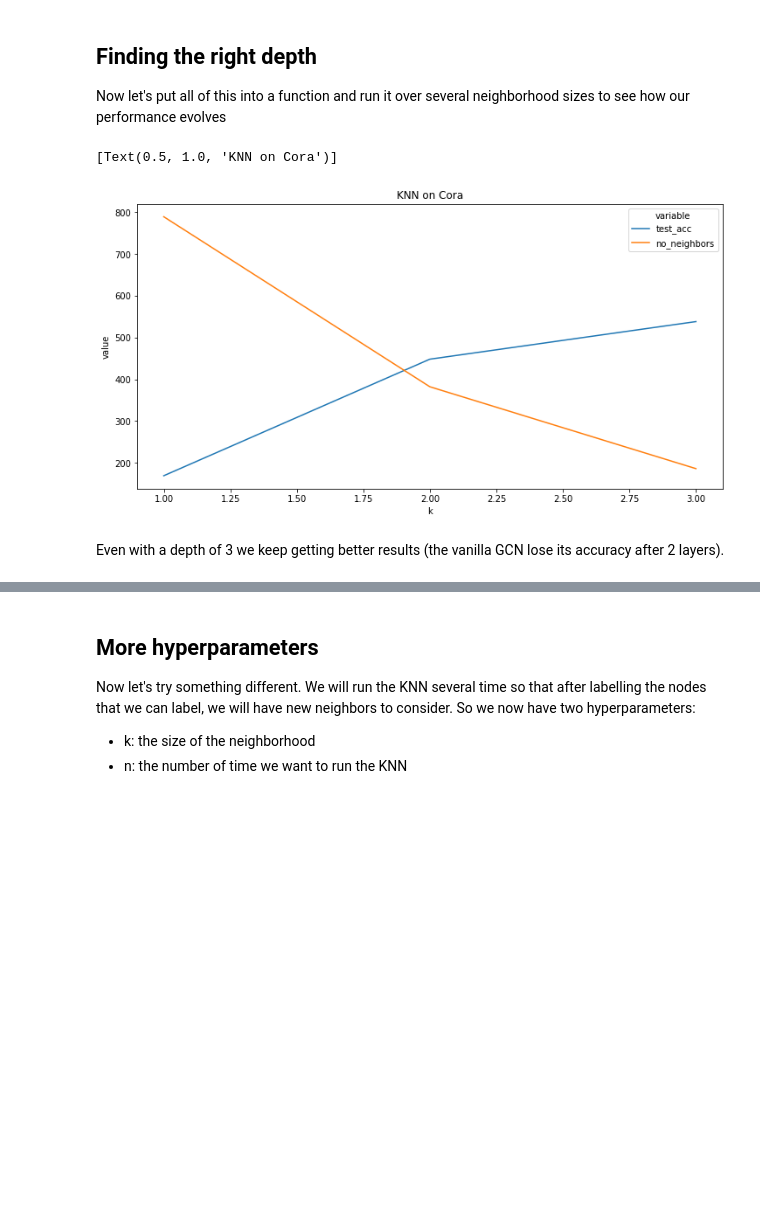
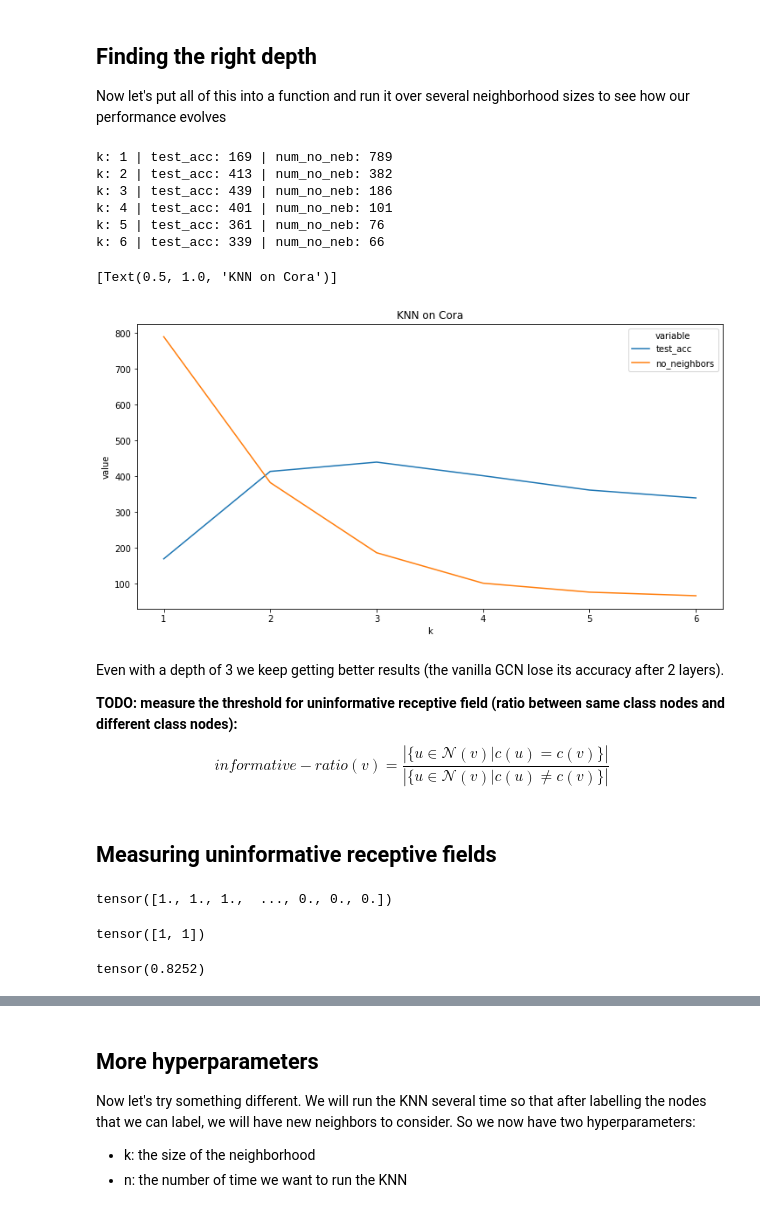
Before and after one commit to achrafash/gnn-receptive-fields, a Jupyter notebook: 00_knn_cora.ipynb, the cells around one changed output, grey strips where cells are left out. Cells and saved outputs as stored; diff of their text form; code cells hidden in the pictures; blank space fills up the shorter version.

Commit message:
:sparkles: measure uninformative receptive fields and refactor calculation to get k-hop neighborhoods

```diff
--- a/00_knn_cora.ipynb
+++ b/00_knn_cora.ipynb
@@ -98,27 +102,31 @@ Ok now this an entirely different score. Most of our testing nodes are actually
 
 Let's try to increase the neighborhood by one:
 # %%
-def get_k_hop_neighborhood(k:int, i: int, adj: torch.tensor) -> list:
+def get_k_hop_neighborhood(k:int, adj: torch.tensor) -> list:
     """Returns the list of nodes in the k-hop neighborhood (recursively)
 
     Args:
         - k (int): size of the neighborhood
         - i (int): index of the target node
-        - adj (torch.tensor): dense adjacency matrix
+        - adj [num_nodes, num_nodes]: dense adjacency matrix
     """
-    if k == 0: return []
 
-    neighbors = []
-    for j in range(adj.size(0)):
-        if adj[i, j] != 0:
-            neighbors.append(j)
-            neighbors += get_k_hop_neighborhood(k-1, j, adj)
+    k_hop_neb = [adj.clone()]
+    pow_A = adj.clone()
 
-    return list(dict.fromkeys(neighbors))
+    for l in range(k-1):
+        pow_A = torch.mm(adj, pow_A)
+        k_neb = torch.where(
+            torch.where(pow_A > 0, 1, 0) - sum(k_hop_neb) > 0,
+            1,
+            0
+        )
+        k_hop_neb.append(k_neb)
+
+    return k_hop_neb
 # %%
 K = 2
 test_acc = 0
-num_test_nodes = 0
 num_no_neighbors = 0
 
 for i in range(G.num_nodes):
@@ -152,47 +160,76 @@ def run(k: int):
     test_acc = 0
     num_test_nodes = 0
     num_no_neighbors = 0
+    k_neb = sum(get_k_hop_neighborhood(k, A+torch.eye(A.size(0))))
 
     for i in range(G.num_nodes):
         if G.test_mask[i]:
             num_test_nodes += 1
             neb_labels = []
             # count all the labels from its neighbors
-            neb_labels = [G.y[j] for j in get_k_hop_neighborhood(k, i, A) if G.train_mask[j]]
+            neb_labels = [G.y[j] for j in range(A.size(0)) if G.train_mask[j] and k_neb[i,j] == 1]
 
             # find the most occurence in the neighborhood
             if len(neb_labels) != 0:
                 count = Counter(neb_labels)
-                pred = max(count, key=lambda x: d[x])
+                pred = max(count, key=lambda x: count[x])
                 if pred == G.y[i]: test_acc += 1
             else:
                 num_no_neighbors += 1
 
-    return test_acc, num_no_neighbors
+    return test_acc/num_test_nodes, num_no_neighbors
 # %%
 all_test_acc, all_num_no_neb = [], []
 for k in range(1, 7):
     test_acc, num_no_neb = run(k)
     all_test_acc.append(test_acc)
     all_num_no_neb.append(num_no_neb)
+
+    print(f"k: {k} | test_acc: {test_acc} | num_no_neb: {num_no_neb}")
+# %% [output]
+k: 1 | test_acc: 169 | num_no_neb: 789
+k: 2 | test_acc: 413 | num_no_neb: 382
+k: 3 | test_acc: 439 | num_no_neb: 186
+k: 4 | test_acc: 401 | num_no_neb: 101
+k: 5 | test_acc: 361 | num_no_neb: 76
+k: 6 | test_acc: 339 | num_no_neb: 66
 # %%
 import seaborn as sns
 import pandas as pd
+import numpy as np
 import matplotlib.pyplot as plt
 %matplotlib inline
+sns.set_style('darkgrid')
 # %%
 plt.figure(figsize=(12, 6))
 
 
 data = pd.DataFrame({
-    'k': range(1, 4),
+    'k': range(1, 7),
     'test_acc': all_test_acc,
     'no_neighbors': all_num_no_neb
 })
 
 sns.lineplot(x='k', y='value', hue='variable', data=pd.melt(data, ['k'])).set(title="KNN on Cora")
 # %% [output]
 [Text(0.5, 1.0, 'KNN on Cora')]
-[figure, old version]
+[figure, new version]
 # %% [markdown]
 Even with a depth of 3 we keep getting better results (the vanilla GCN lose its accuracy after 2 layers).
+
+<strong>TODO: measure the threshold for uninformative receptive field (ratio between same class nodes and different class nodes):
+<br/>
+$$
+informative-ratio(v) = \frac{ \left| \{ u \in \mathcal N(v) | c(u) = c(v) \} \right| }{  \left| \{ u \in \mathcal N(v) | c(u) \neq c(v) \} \right| }
+$$
+<strong/>
+# %% [markdown]
+## **Measuring uninformative receptive fields**
+# %%
+G.train_mask * torch.ones(G.num_nodes)
+# %% [output]
+tensor([1., 1., 1.,  ..., 0., 0., 0.])
+# %%
+G.y[A[10]==1]
+# %% [output]
+tensor([1, 1])
@@ -198,0 +253,4 @@ Even with a depth of 3 we keep getting better results (the vanilla GCN lose its
+# %%
+torch.tensor([informative_ratio(i, A) for i in range(G.num_nodes)]).mean()
+# %% [output]
+tensor(0.8252)
```
Also changed, not shown: parts of 17 cells of this notebook.
